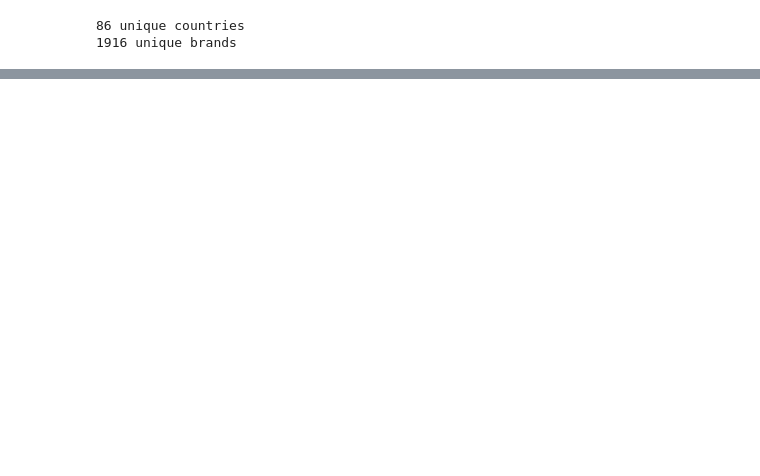
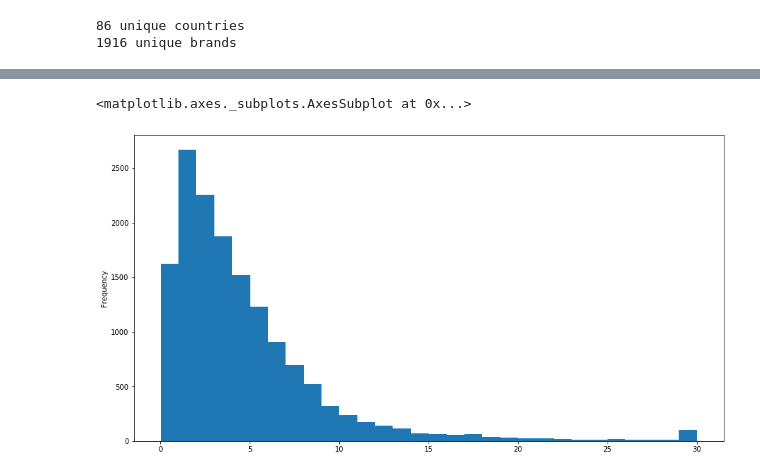
Before and after one commit to JScheire/ML-Toothpaste-Model, a Jupyter notebook: toothpaste/EDA.ipynb, the cells around one changed output, grey strips where cells are left out. Drawn from its saved outputs; the diff is of its cells as text; code cells hidden in the pictures; blank space fills up the shorter version.

```diff
--- a/toothpaste/EDA.ipynb
+++ b/toothpaste/EDA.ipynb
@@ -23,0 +37,5 @@ print('%s unique brands' % len(data['company'].unique()))
+# %%
+data['price_per_100g_ml_dollars'].clip(upper=30).plot(kind='hist', bins=30)
+# %% [output]
+<matplotlib.axes._subplots.AxesSubplot at 0x...>
+[figure, added]
```
Also changed, not shown: parts of 9 cells of this notebook.
